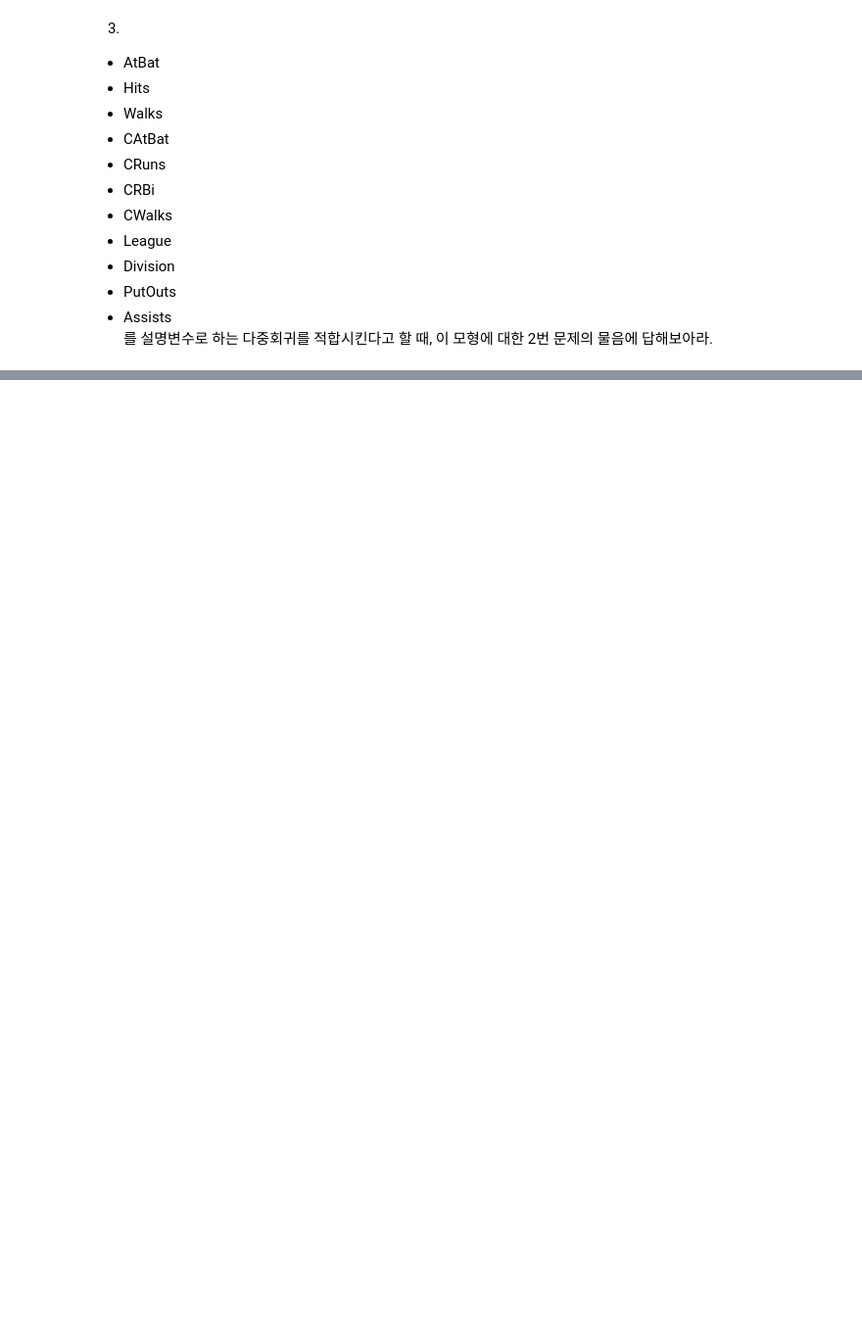
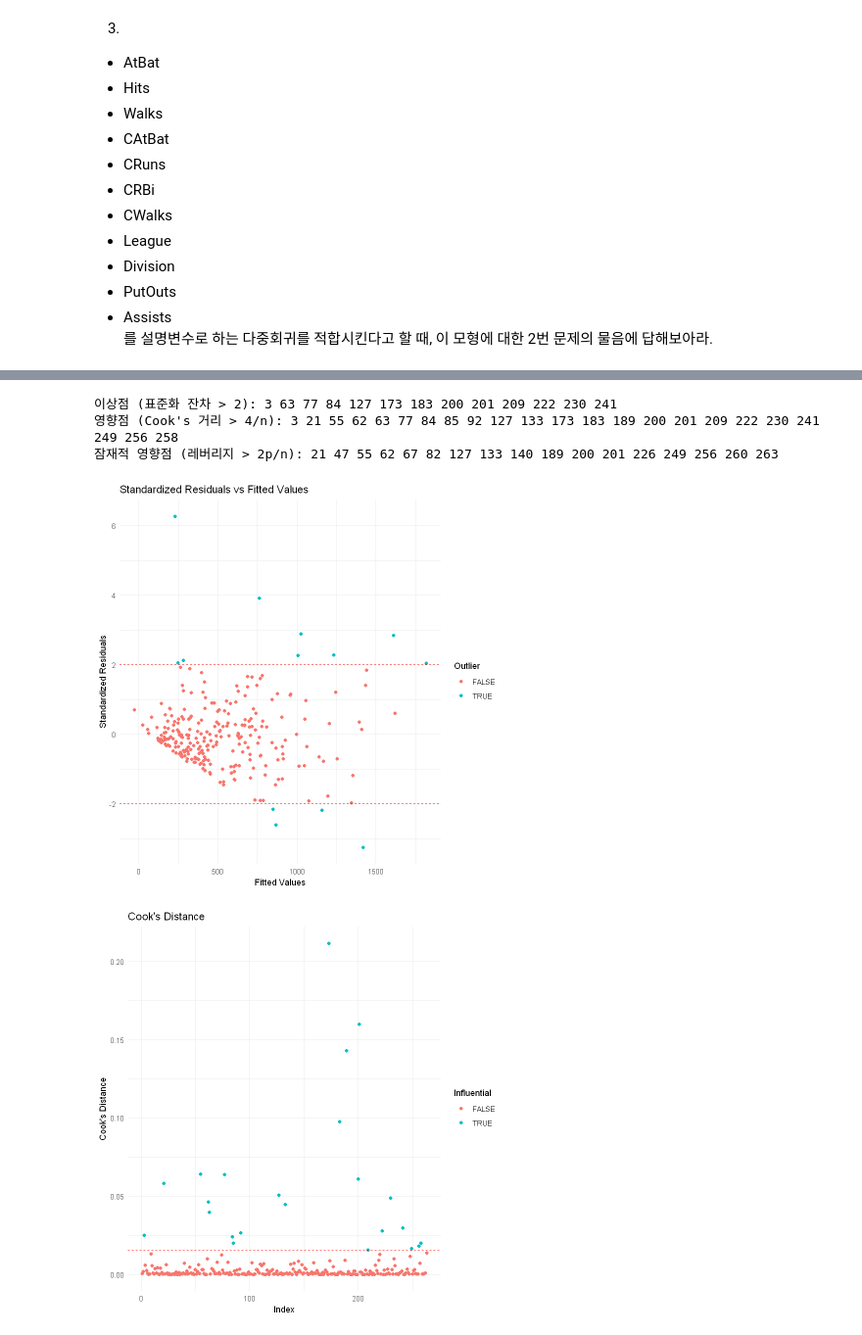
Before and after one commit to barkle2/KNOU, a Jupyter notebook: [5-1]데이터분석방법론(1)/기말.ipynb, the cells around one changed output, grey strips where cells are left out. Shown: that part at 98% size. Cells and saved outputs as stored; diff of their text form; code cells hidden in the pictures; blank space fills up the shorter version.

```diff
--- a/[5-1]데이터분석방법론(1)/기말.ipynb
+++ b/[5-1]데이터분석방법론(1)/기말.ipynb
@@ -1108,0 +1143,77 @@ A data.frame: 263 × 20
+# %%
+# 최종 적합식 모델 생성
+final_model = lm(Salary ~ AtBat + Hits + Walks + CAtBat + CRuns + CRBI + CWalks + League + Division + PutOuts + Assists, data = Hitters)
+
+# 잔차, 표준화 잔차, Cook's 거리, 레버리지 계산
+residuals <- residuals(final_model)
+standardized_residuals <- rstandard(final_model)
+cooks_distance <- cooks.distance(final_model)
+leverage <- hatvalues(final_model)
+
+# 표준화 잔차를 이용한 이상점 식별
+outliers <- which(abs(standardized_residuals) > 2)
+
+# Cook's 거리를 이용한 영향점 식별
+influential_points <- which(cooks_distance > 4 / length(cooks_distance))
+
+# 레버리지 값을 이용한 잠재적 영향점 식별
+high_leverage_points <- which(leverage > 2 * length(coef(final_model)) / nrow(Hitters))
+
+# 결과 출력
+cat("이상점 (표준화 잔차 > 2):", outliers, "\n")
+cat("영향점 (Cook's 거리 > 4/n):", influential_points, "\n")
+cat("잠재적 영향점 (레버리지 > 2p/n):", high_leverage_points, "\n")
+
+# 데이터프레임 생성
+df <- data.frame(Fitted = fitted(final_model),
+                 Residuals = residuals,
+                 Std_Residuals = standardized_residuals,
+                 Cooks_Distance = cooks_distance,
+                 Leverage = leverage)
+
+# 이상점 (표준화 잔차 > 2) 식별
+df$Outlier <- abs(df$Std_Residuals) > 2
+
+# 영향점 (Cook's 거리 > 4/n) 식별
+df$Influential <- df$Cooks_Distance > 4 / nrow(df)
+
+# 잠재적 영향점 (레버리지 > 2p/n) 식별
+df$High_Leverage <- df$Leverage > 2 * length(coef(final_model)) / nrow(df)
+
+# 표준화 잔차 플롯
+plot1 <- ggplot(df, aes(x = Fitted, y = Std_Residuals)) +
+  geom_point(aes(color = Outlier)) +
+  geom_hline(yintercept = c(-2, 2), linetype = "dashed", color = "red") +
+  labs(title = "Standardized Residuals vs Fitted Values",
+       x = "Fitted Values",
+       y = "Standardized Residuals") +
+  theme_minimal()
+
+# Cook's 거리 플롯
+plot2 <- ggplot(df, aes(x = 1:nrow(df), y = Cooks_Distance)) +
+  geom_point(aes(color = Influential)) +
+  geom_hline(yintercept = 4 / nrow(df), linetype = "dashed", color = "red") +
+  labs(title = "Cook's Distance",
+       x = "Index",
+       y = "Cook's Distance") +
+  theme_minimal()
+
+# 레버리지 플롯
+plot3 <- ggplot(df, aes(x = Fitted, y = Leverage)) +
+  geom_point(aes(color = High_Leverage)) +
+  geom_hline(yintercept = 2 * length(coef(final_model)) / nrow(df), linetype = "dashed", color = "red") +
+  labs(title = "Leverage vs Fitted Values",
+       x = "Fitted Values",
+       y = "Leverage") +
+  theme_minimal()
+
+# 플롯 출력
+print(plot1)
+print(plot2)
+print(plot3)
+# %% [output]
+이상점 (표준화 잔차 > 2): 3 63 77 84 127 173 183 200 201 209 222 230 241
+영향점 (Cook's 거리 > 4/n): 3 21 55 62 63 77 84 85 92 127 133 173 183 189 200 201 209 222 230 241 249 256 258
+잠재적 영향점 (레버리지 > 2p/n): 21 47 55 62 67 82 127 133 140 189 200 201 226 249 256 260 263
+[figure, added]
+[figure, added]
```
Also changed, not shown: parts of 15 cells of this notebook, 48 other files.
